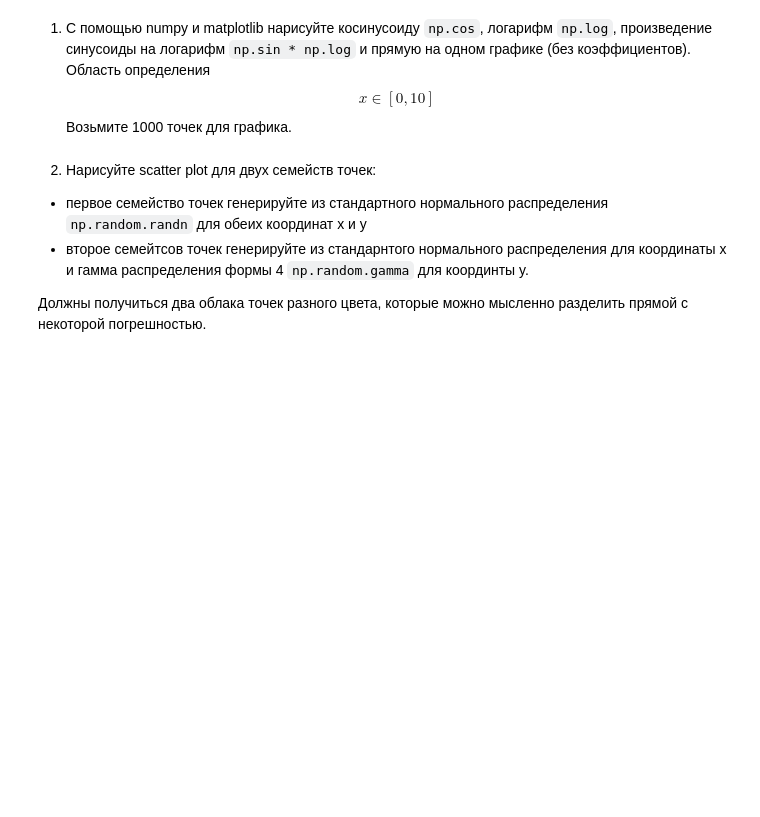
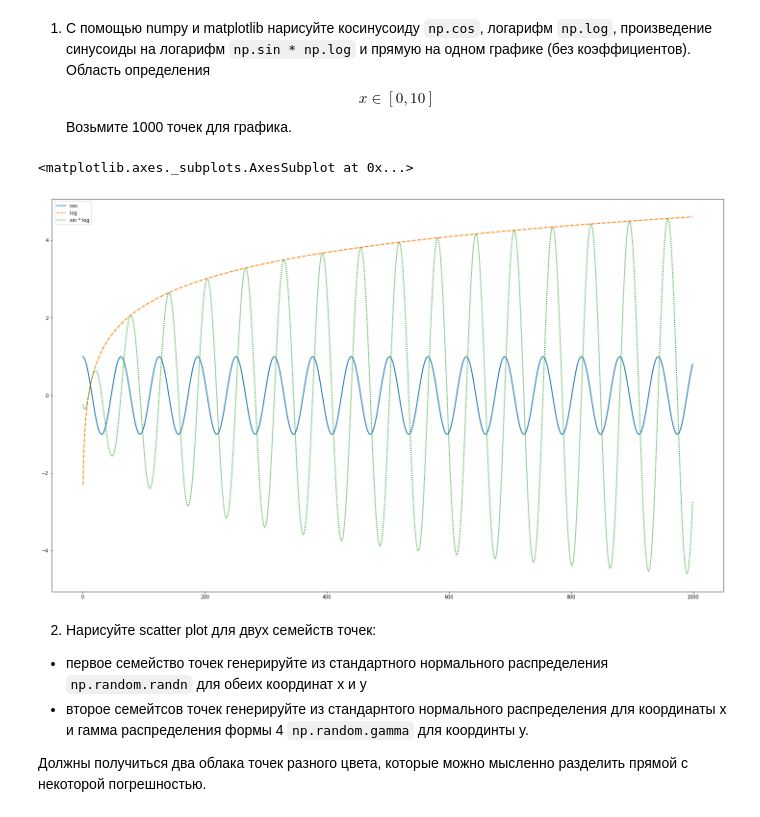
Before and after one commit to Agotsulov/ML-7bits, a Jupyter notebook: week3_homework_03-01-visualisation-homework.ipynb, the cells around one changed output. Drawn from its saved outputs; the diff is of its cells as text; code cells hidden in the pictures; blank space fills up the shorter version.

```diff
--- a/week3_homework_03-01-visualisation-homework.ipynb
+++ b/week3_homework_03-01-visualisation-homework.ipynb
@@ -21,6 +21,16 @@ import seaborn as sns
 # %% [markdown]
 1) С помощью numpy и matplotlib нарисуйте косинусоиду `np.cos`, логарифм `np.log`, произведение синусоиды на логарифм `np.sin * np.log` и прямую на одном графике (без коэффициентов). Область определения $$x \in [0,10]$$
 Возьмите 1000 точек для графика.
+# %%
+
+d = {'cos': [np.cos(x / 10) for x in range(0, 1000)], 'log': [np.log(x / 10) for x in range(0, 1000)], 'sin * log': [np.sin(x / 10) * np.log(x / 10) for x in range(0, 1000)]}
+df_ = pd.DataFrame(data=d)
+
+fig, ax = plt.subplots(nrows=1, figsize=(25,15))
+sns.lineplot(data=df_, palette="tab10", linewidth=2, ax=ax)
+# %% [output]
+<matplotlib.axes._subplots.AxesSubplot at 0x...>
+[figure, added]
 # %% [markdown]
 2) Нарисуйте scatter plot для двух семейств точек:
 - первое семейство точек генерируйте из стандартного нормального распределения `np.random.randn` для обеих координат x и y
```
Also changed, not shown: parts of 25 cells of this notebook, 12 other files.
